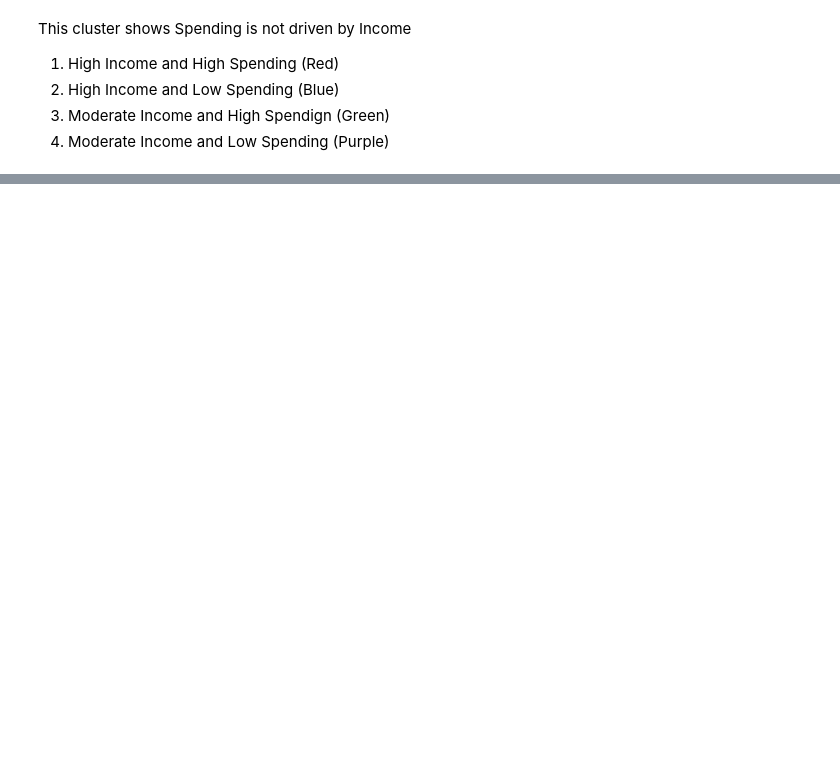
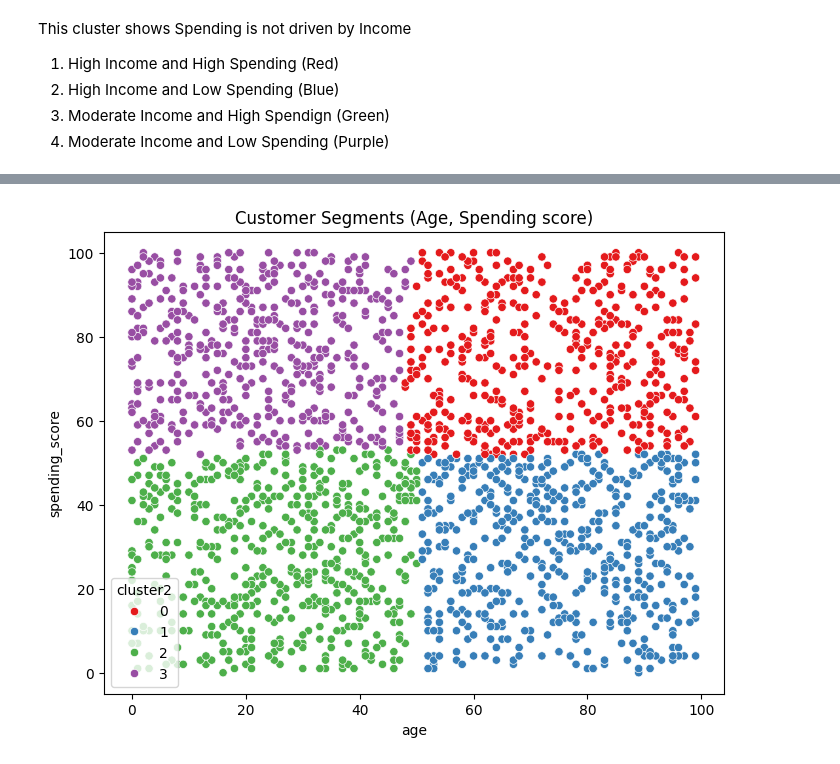
Before and after one commit to jay-ramani/predict_customer_spending_score, a Jupyter notebook: experiments/notebooks/03_clustering.ipynb, the cells around one changed output, grey strips where cells are left out. Cells and saved outputs as stored; diff of their text form; code cells hidden in the pictures; blank space fills up the shorter version.

```diff
--- a/experiments/notebooks/03_clustering.ipynb
+++ b/experiments/notebooks/03_clustering.ipynb
@@ -91,3 +91,17 @@ This cluster shows Spending is not driven by Income
 2. High Income and Low Spending (Blue)
 3. Moderate Income and High Spendign (Green)
 4. Moderate Income and Low Spending (Purple)
+# %%
+#Compute silhouette score for KMeans clustering using age and spendig score
+from sklearn.metrics import silhouette_score
+
+X = df[["age", "spending_score"]]
+
+scaler = StandardScaler()
+X_scaled = scaler.fit_transform(X)
+
+for k in range(2, 9):
+    kmeans = KMeans(n_clusters=k, random_state=42)
+    labels = kmeans.fit_predict(X_scaled)
+    score = silhouette_score(X_scaled, labels)
+    print(f"K = {k}, Silhouette Score = {score:.4f}")
@@ -93,0 +120,14 @@ This cluster shows Spending is not driven by Income
+# %%
+#Visualizing cluster
+plt.figure(figsize=(8,6))
+sns.scatterplot(
+    x="age",
+    y="spending_score",
+    hue="cluster2",
+    palette="Set1",
+    data=df
+)
+plt.title("Customer Segments (Age, Spending score)")
+plt.show()
+# %% [output]
+[figure, added]
```
Also changed, not shown: parts of 15 cells of this notebook.
